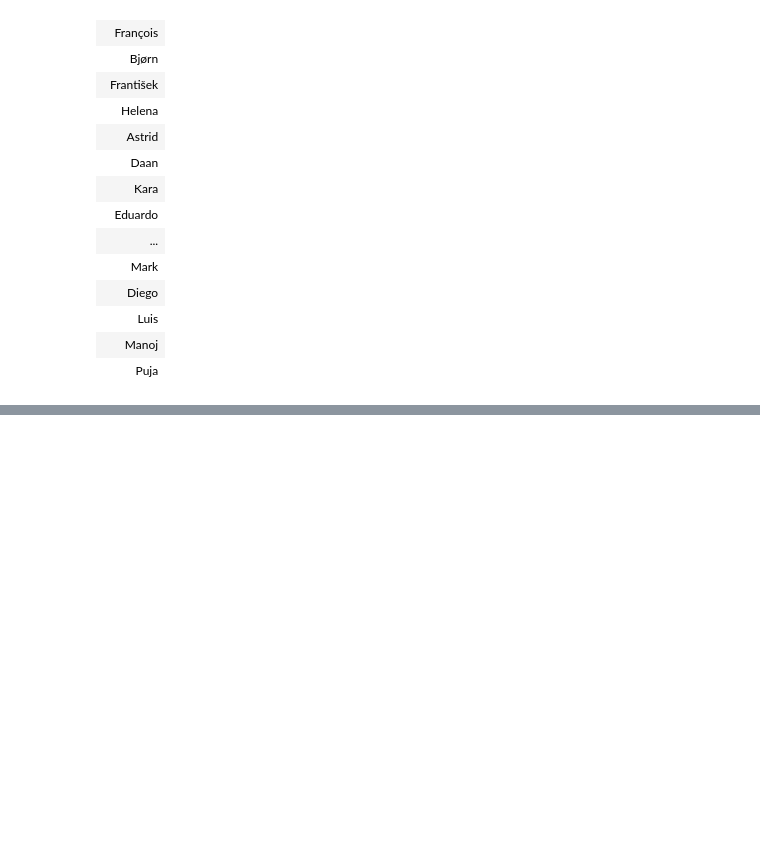
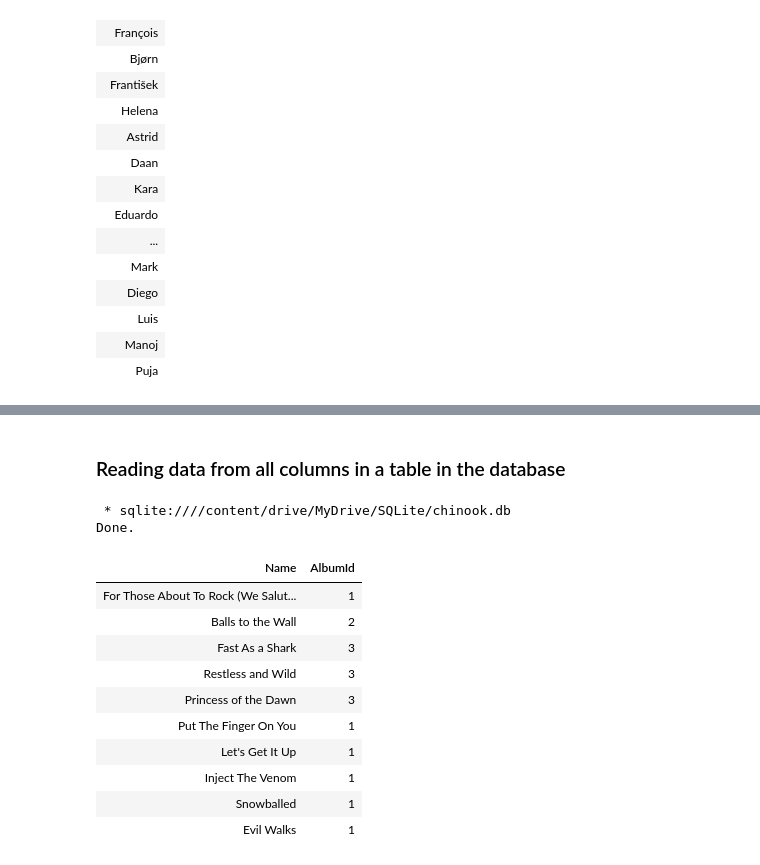
Before and after one commit to mandem296/SQLite-Chinook, a Jupyter notebook: SQLite_PowerBi_Challenge.ipynb, the cells around one changed output, grey strips where cells are left out. Cells and saved outputs as stored; diff of their text form; code cells hidden in the pictures; blank space fills up the shorter version.

```diff
--- a/SQLite_PowerBi_Challenge.ipynb
+++ b/SQLite_PowerBi_Challenge.ipynb
@@ -107,0 +167,2 @@ Done.
+# %% [markdown]
+### Reading data from all columns in a table in the database
@@ -107,0 +171,22 @@ Done.
+# %%
+%%sql
+
+SELECT Name, Albumid
+
+FROM tracks
+
+LIMIT 10;
+# %% [output]
+ * sqlite:////content/drive/MyDrive/SQLite/chinook.db
+Done.
+| Name | AlbumId |
+| For Those About To Rock (We Salut... | 1 |
+| Balls to the Wall | 2 |
+| Fast As a Shark | 3 |
+| Restless and Wild | 3 |
+| Princess of the Dawn | 3 |
+| Put The Finger On You | 1 |
+| Let's Get It Up | 1 |
+| Inject The Venom | 1 |
+| Snowballed | 1 |
+| Evil Walks | 1 |
```
Also changed, not shown: parts of 5 cells of this notebook.
